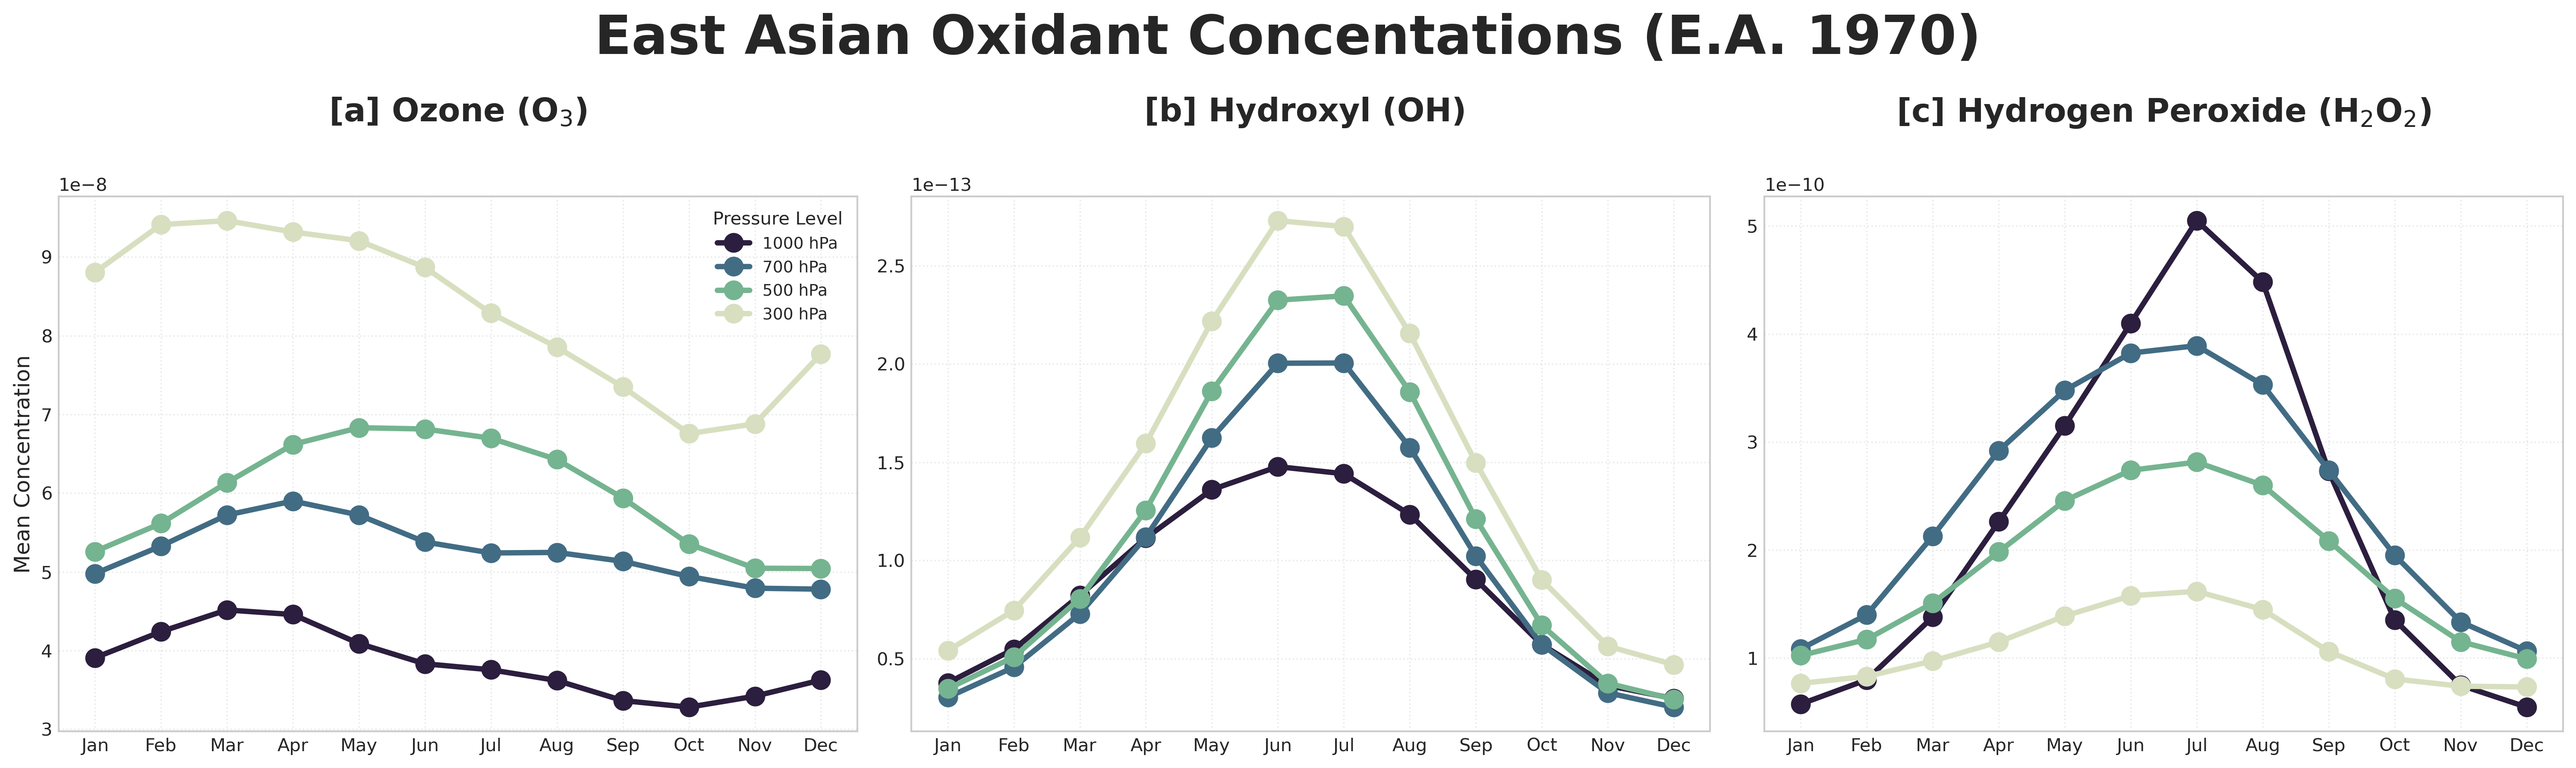
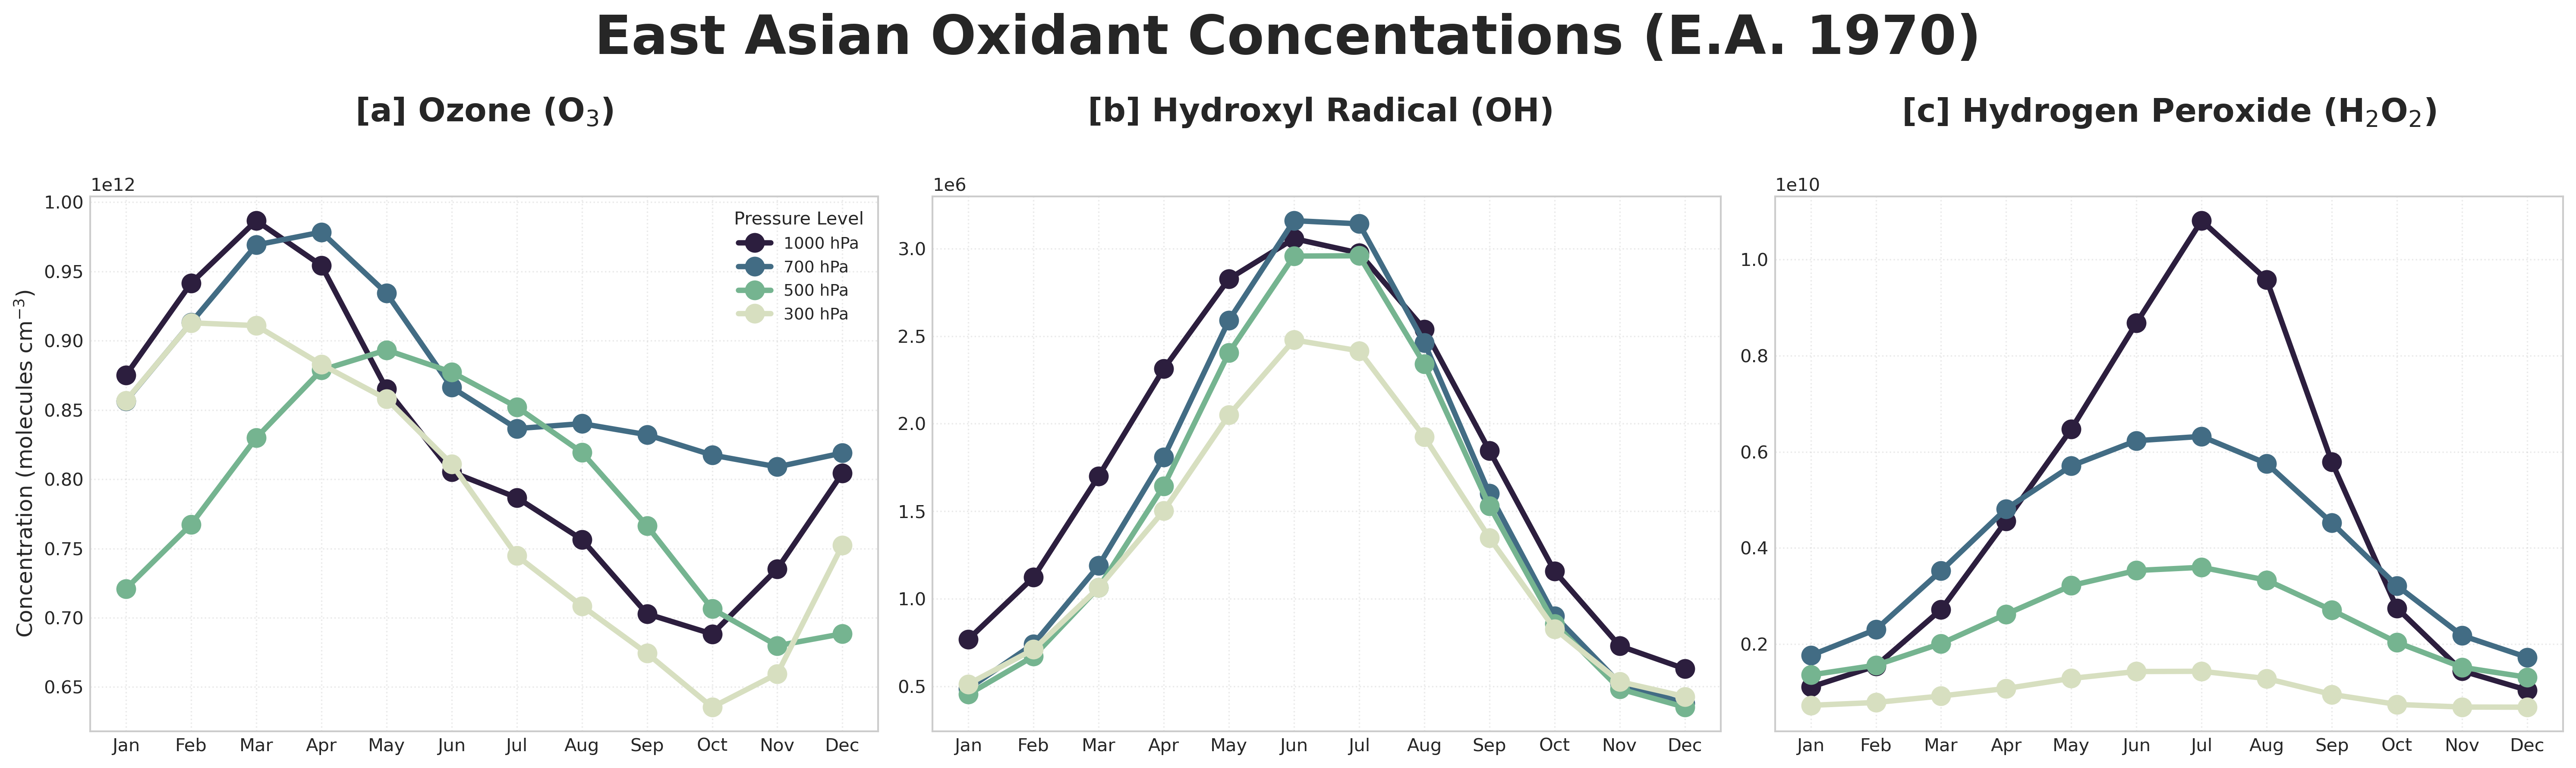
The change to this notebook cell's code, shown as a diff; its figure went from the first image to the second:
--- before
+++ after
@@ -36,5 +36,5 @@
 titles = [
     "[a] Ozone (O$_{3}$)",
-    "[b] Hydroxyl (OH) ",
+    "[b] Hydroxyl Radical (OH) ",
     "[c] Hydrogen Peroxide (H$_{2}$O$_{2}$)"
 ]
@@ -59,5 +59,5 @@
 
 ax.set_title(titles[0], fontsize=18, y=1.12)
-ax.set_ylabel("Mean Concentration", fontsize=12)
+ax.set_ylabel("Concentration (molecules cm$^{-3}$)", fontsize=12)
 
 # ---------------------------------------------------------
@@ -94,4 +94,5 @@
 fig.suptitle('East Asian Oxidant Concentations (E.A. 1970)', fontsize=30, weight='bold')
 fig.tight_layout()
+plt.savefig('/glade/u/home/jzweifel/jupyter_workspaces/Masters_paper_analysis/notebooks/saved_figures_pngs/Figure_07.png')
 
 plt.show()

Commit: updated figure_07